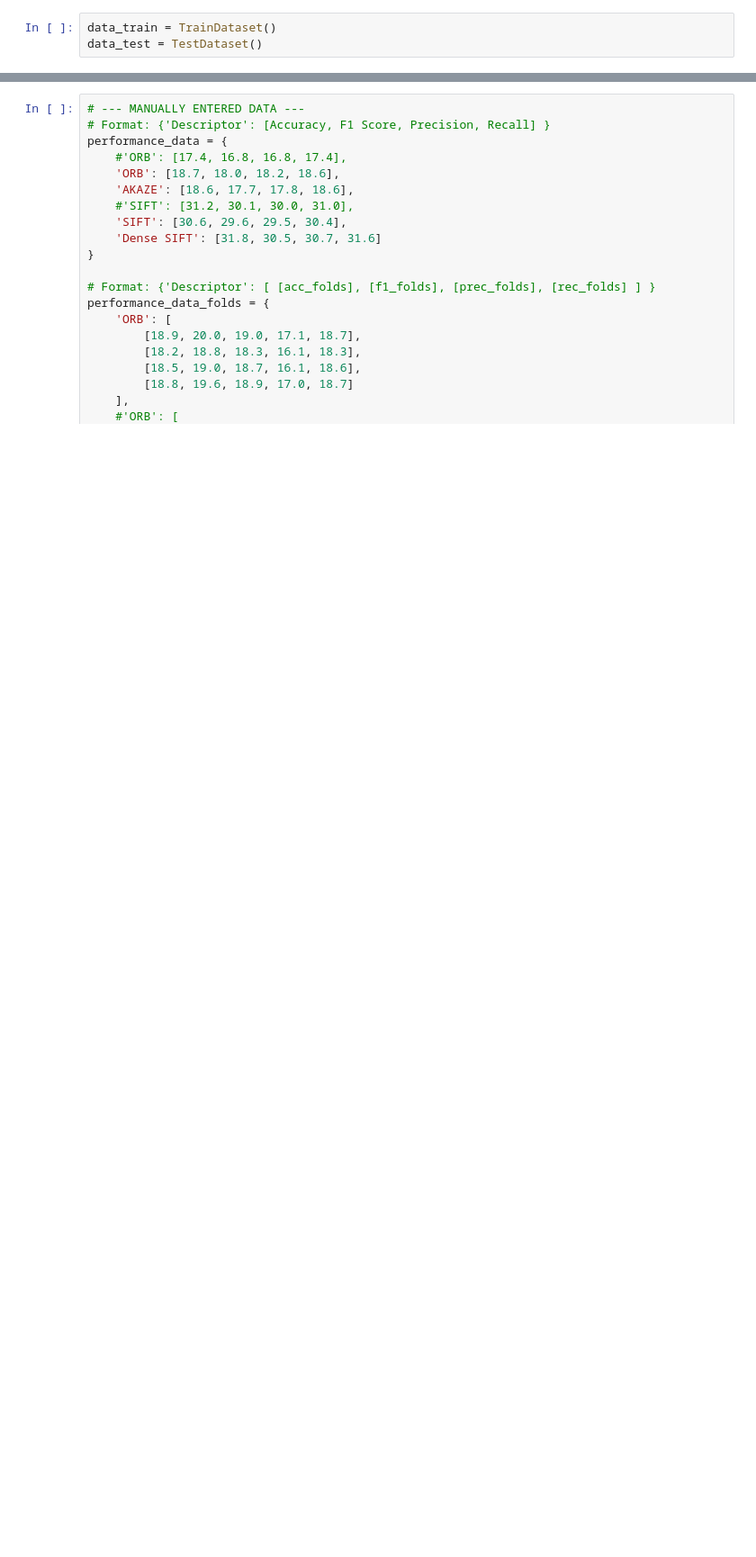
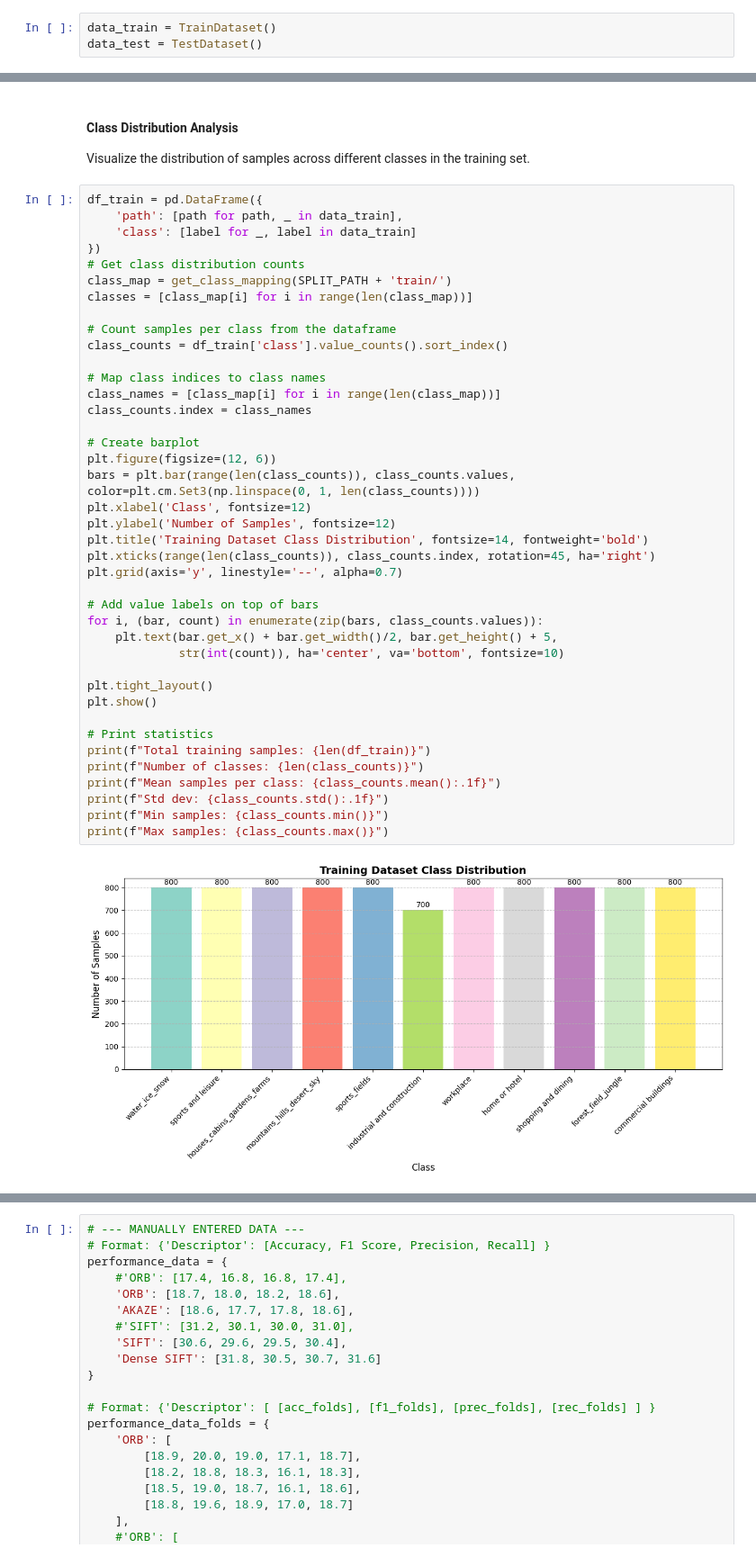
Before and after one commit to MCV-C3/project-5, a Jupyter notebook: Week1/experiments.ipynb, the cells around one changed output, grey strips where cells are left out. Shown at 90% size. Cells and saved outputs as stored; diff of their text form; blank space fills up the shorter version.

```diff
--- a/Week1/experiments.ipynb
+++ b/Week1/experiments.ipynb
@@ -75,0 +44,46 @@ Accuracy on Phase[Test]: 0.33181818181818185
+# %% [markdown]
+#### Class Distribution Analysis
+
+Visualize the distribution of samples across different classes in the training set.
+# %%
+df_train = pd.DataFrame({
+    'path': [path for path, _ in data_train],
+    'class': [label for _, label in data_train]
+})
+# Get class distribution counts
+class_map = get_class_mapping(SPLIT_PATH + 'train/')
+classes = [class_map[i] for i in range(len(class_map))]
+
+# Count samples per class from the dataframe
+class_counts = df_train['class'].value_counts().sort_index()
+
+# Map class indices to class names
+class_names = [class_map[i] for i in range(len(class_map))]
+class_counts.index = class_names
+
+# Create barplot
+plt.figure(figsize=(12, 6))
+bars = plt.bar(range(len(class_counts)), class_counts.values, color=plt.cm.Set3(np.linspace(0, 1, len(class_counts))))
+plt.xlabel('Class', fontsize=12)
+plt.ylabel('Number of Samples', fontsize=12)
+plt.title('Training Dataset Class Distribution', fontsize=14, fontweight='bold')
+plt.xticks(range(len(class_counts)), class_counts.index, rotation=45, ha='right')
+plt.grid(axis='y', linestyle='--', alpha=0.7)
+
+# Add value labels on top of bars
+for i, (bar, count) in enumerate(zip(bars, class_counts.values)):
+    plt.text(bar.get_x() + bar.get_width()/2, bar.get_height() + 5,
+             str(int(count)), ha='center', va='bottom', fontsize=10)
+
+plt.tight_layout()
+plt.show()
+
+# Print statistics
+print(f"Total training samples: {len(df_train)}")
+print(f"Number of classes: {len(class_counts)}")
+print(f"Mean samples per class: {class_counts.mean():.1f}")
+print(f"Std dev: {class_counts.std():.1f}")
+print(f"Min samples: {class_counts.min()}")
+print(f"Max samples: {class_counts.max()}")
+# %% [output]
+[figure, added]
```
Also changed, not shown: parts of 40 cells of this notebook.
